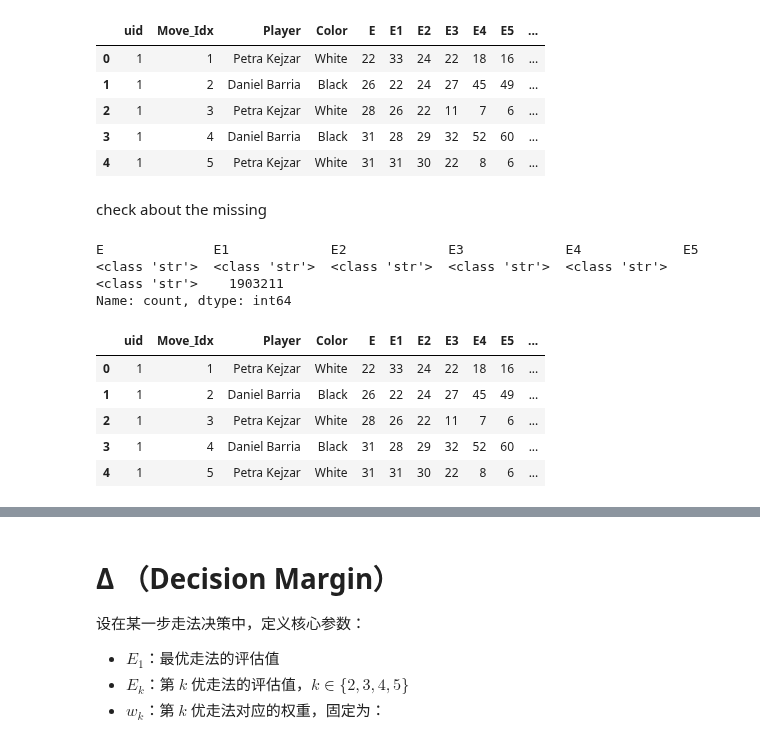
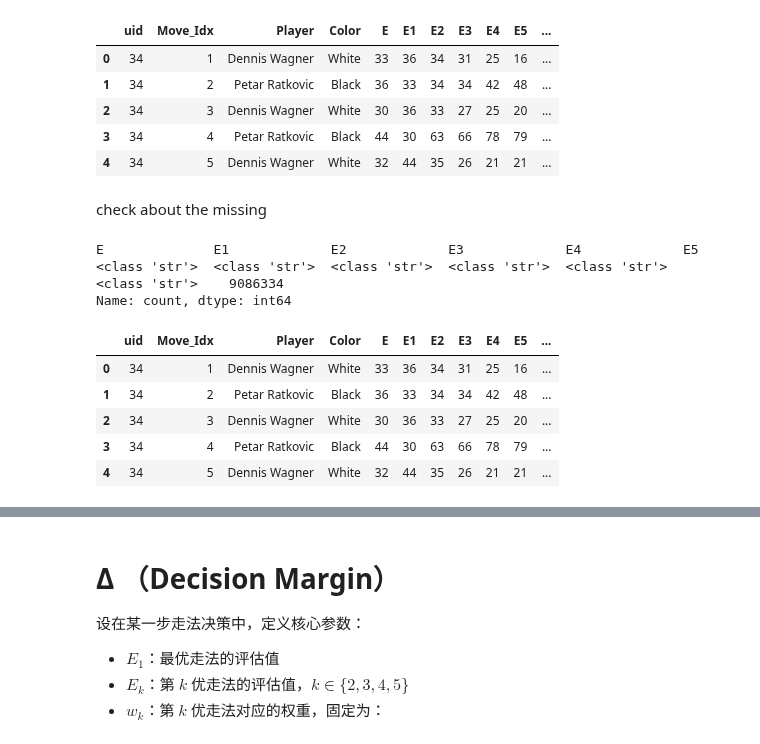
Before and after one commit to zZimablueee/Chess, a Jupyter notebook: complexity/delta_0/delta1.ipynb, the cells around one changed output, grey strips where cells are left out. Drawn from its saved outputs; the diff is of its cells as text; code cells hidden in the pictures.

```diff
--- a/complexity/delta_0/delta1.ipynb
+++ b/complexity/delta_0/delta1.ipynb
@@ -6,10 +6,16 @@ import matplotlib.pyplot as plt
 import seaborn as sns
 import numpy as np
 from scipy.optimize import curve_fit
+from tqdm import tqdm
 
-csv_path=r"C:\Users\Administrator\Desktop\Chess\data\input\moreE.csv"
+csv_path=r"C:\Users\Administrator\Desktop\Chess\data\input\temp2.8.csv"
 df=pd.read_csv(csv_path)
 # %%
 df=df.drop(columns=['row_idx', 'Complexity P', 'Complexity S','White Complexity Sum', 'Black Complexity Sum','Stage Analysis'])
+df.columns = (
+    df.columns
+      .str.strip()
+      .str.replace(r'\s+', '_', regex=True)
+)
 df.columns
 # %% [output]
@@ -42,8 +48,8 @@ def split_with_missing_marker(x, marker='__MISSING__'):
 def parse_chess_data(df):
     list_cols = [
         'Judgments',
-        'ComplexityE', 'Complexity E1', 'Complexity E2',
-        'Complexity E3', 'Complexity E4', 'Complexity E5'
+        'ComplexityE', 'Complexity_E1', 'Complexity_E2',
+        'Complexity_E3', 'Complexity_E4', 'Complexity_E5'
     ]
 
     # 1️ 复杂度列：只 split + 标记缺失，不转 float
@@ -127,11 +133,11 @@ def explode_chess_data(row):
     white = row['White']
     black = row['Black']
     Es=row['ComplexityE']
-    E1s=row['Complexity E1']
-    E2s=row['Complexity E2']
-    E3s=row['Complexity E3']
-    E4s=row['Complexity E4']
-    E5s=row['Complexity E5']
+    E1s=row['Complexity_E1']
+    E2s=row['Complexity_E2']
+    E3s=row['Complexity_E3']
+    E4s=row['Complexity_E4']
+    E5s=row['Complexity_E5']
 
     judgments = row['Judgments']
     if not isinstance(Es, list):
@@ -161,40 +167,40 @@ def explode_chess_data(row):
 
         # 标记是否为失误
         is_error = 1 if judgment_str in ['Blunder', 'Mistake'] else 0
         is_blunder = 1 if judgment_str == 'Blunder' else 0
 
         exploded_data.append({
             'uid': game_id,
             'Move_Idx': i + 1,        # 人类习惯从第1步开始
             'Player': player_name,
             'Color': 'White' if is_white_move else 'Black',
             'E': Es[i],
             'E1':E1s[i],
             'E2':E2s[i],
             'E3':E3s[i],
             'E4':E4s[i],
             'E5':E5s[i],
             'Judgment_Raw': judgment_str,
             'Is_Error': is_error,     # 关键指标：所有失误
             'Is_Blunder': is_blunder  # 关键指标：大失误
         })
 
     return exploded_data
 all_moves = []
 
-for index, row in df.iterrows():
-    moves = explode_chess_data(row)
+for row in tqdm(df.itertuples(index=False), total=len(df)):
+    moves = explode_chess_data(row._asdict())
     all_moves.extend(moves)
 
 df_moves = pd.DataFrame(all_moves)
 df_moves.head()
 # %% [output]
 |  | uid | Move_Idx | Player | Color | E | E1 | E2 | E3 | E4 | E5 | ... |
-| 0 | 1 | 1 | Petra Kejzar | White | 22 | 33 | 24 | 22 | 18 | 16 | ... |
-| 1 | 1 | 2 | Daniel Barria | Black | 26 | 22 | 24 | 27 | 45 | 49 | ... |
-| 2 | 1 | 3 | Petra Kejzar | White | 28 | 26 | 22 | 11 | 7 | 6 | ... |
-| 3 | 1 | 4 | Daniel Barria | Black | 31 | 28 | 29 | 32 | 52 | 60 | ... |
-| 4 | 1 | 5 | Petra Kejzar | White | 31 | 31 | 30 | 22 | 8 | 6 | ... |
+| 0 | 34 | 1 | Dennis Wagner | White | 33 | 36 | 34 | 31 | 25 | 16 | ... |
+| 1 | 34 | 2 | Petar Ratkovic | Black | 36 | 33 | 34 | 34 | 42 | 48 | ... |
+| 2 | 34 | 3 | Dennis Wagner | White | 30 | 36 | 33 | 27 | 25 | 20 | ... |
+| 3 | 34 | 4 | Petar Ratkovic | Black | 44 | 30 | 63 | 66 | 78 | 79 | ... |
+| 4 | 34 | 5 | Dennis Wagner | White | 32 | 44 | 35 | 26 | 21 | 21 | ... |
 # %% [markdown]
 check about the missing
 # %%
@@ -211,17 +219,17 @@ df_E2_missing = df_moves[df_moves['E5'].apply(is_missing)][cols_to_show]
 df_moves[['E', 'E1', 'E2', 'E3', 'E4', 'E5']].map(type).value_counts()
 # %% [output]
 E              E1             E2             E3             E4             E5
-<class 'str'>  <class 'str'>  <class 'str'>  <class 'str'>  <class 'str'>  <class 'str'>    1903211
+<class 'str'>  <class 'str'>  <class 'str'>  <class 'str'>  <class 'str'>  <class 'str'>    9086334
 Name: count, dtype: int64
 # %%
 df_moves.head()
 # %% [output]
 |  | uid | Move_Idx | Player | Color | E | E1 | E2 | E3 | E4 | E5 | ... |
-| 0 | 1 | 1 | Petra Kejzar | White | 22 | 33 | 24 | 22 | 18 | 16 | ... |
-| 1 | 1 | 2 | Daniel Barria | Black | 26 | 22 | 24 | 27 | 45 | 49 | ... |
-| 2 | 1 | 3 | Petra Kejzar | White | 28 | 26 | 22 | 11 | 7 | 6 | ... |
-| 3 | 1 | 4 | Daniel Barria | Black | 31 | 28 | 29 | 32 | 52 | 60 | ... |
-| 4 | 1 | 5 | Petra Kejzar | White | 31 | 31 | 30 | 22 | 8 | 6 | ... |
+| 0 | 34 | 1 | Dennis Wagner | White | 33 | 36 | 34 | 31 | 25 | 16 | ... |
+| 1 | 34 | 2 | Petar Ratkovic | Black | 36 | 33 | 34 | 34 | 42 | 48 | ... |
+| 2 | 34 | 3 | Dennis Wagner | White | 30 | 36 | 33 | 27 | 25 | 20 | ... |
+| 3 | 34 | 4 | Petar Ratkovic | Black | 44 | 30 | 63 | 66 | 78 | 79 | ... |
+| 4 | 34 | 5 | Dennis Wagner | White | 32 | 44 | 35 | 26 | 21 | 21 | ... |
 # %%
 numeric_cols = ['E', 'E1']
 
```
Also changed, not shown: parts of 26 cells of this notebook, 2 other files.
